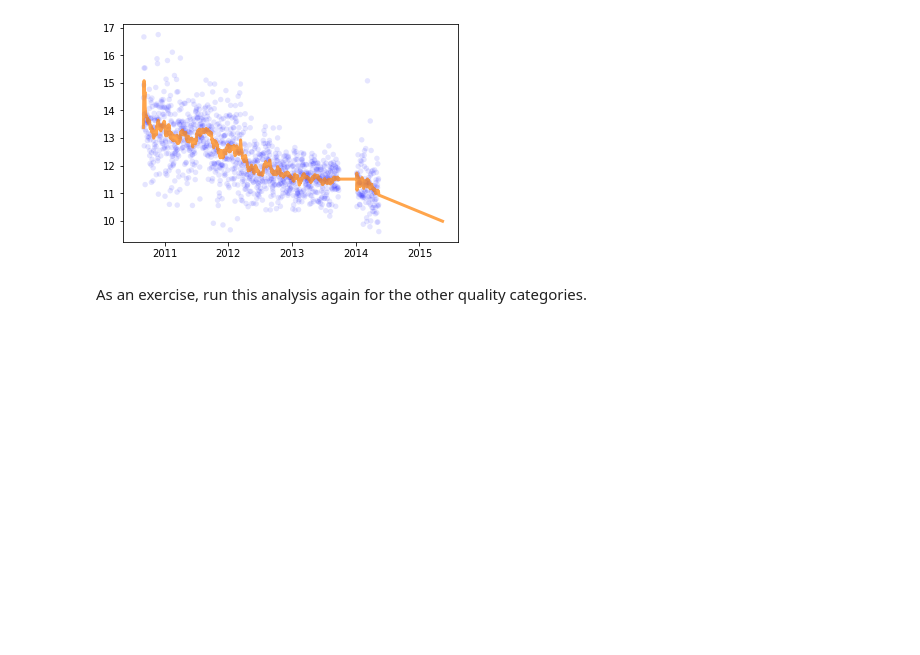
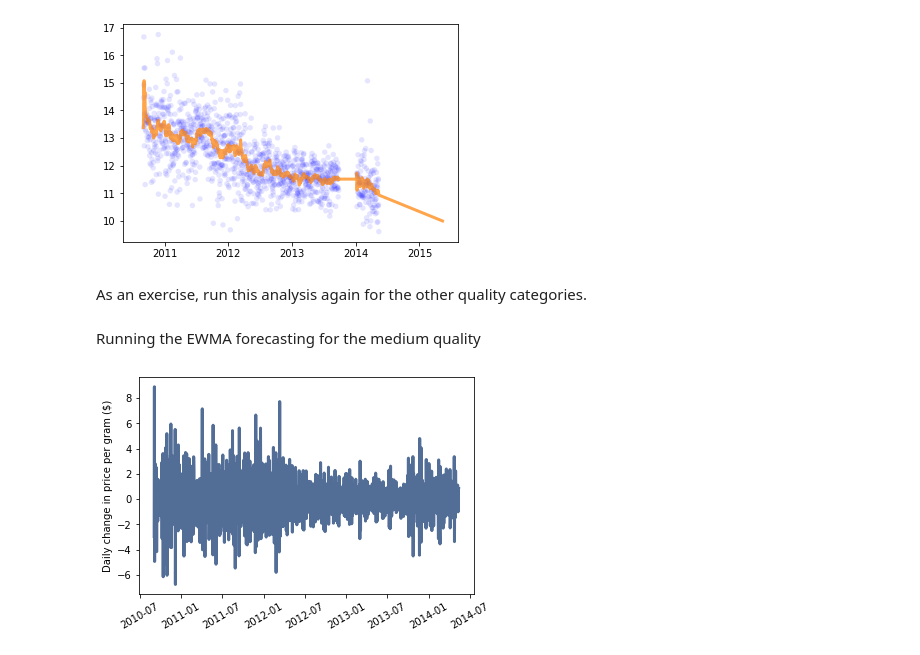
Before and after one commit to kamilest/think-stats-2, a Jupyter notebook: code/chap12ex.ipynb, the cells around one changed output. Saved outputs shown, nothing was run; the diff lists cells and outputs as text; code cells hidden in the pictures; blank space fills up the shorter version.

```diff
--- a/code/chap12ex.ipynb
+++ b/code/chap12ex.ipynb
@@ -897,3 +953,19 @@ thinkplot.Plot(predicted.ewma, color='#ff7f00')
 [figure]
 # %% [markdown]
 As an exercise, run this analysis again for the other quality categories.
+# %% [markdown]
+Running the EWMA forecasting for the medium quality
+# %%
+name = 'medium'
+
+# extract the daily time series for the medium quality category
+daily = dailies[name]
+
+filled = FillMissing(daily) # fill missing data using EWMA with span=30
+diffs = filled.ppg.diff() # computes differences between successive elements
+
+thinkplot.plot(diffs)
+plt.xticks(rotation=30)
+thinkplot.Config(ylabel='Daily change in price per gram ($)')
+# %% [output]
+[figure, added]
```
Also changed, not shown: parts of 32 cells of this notebook.
